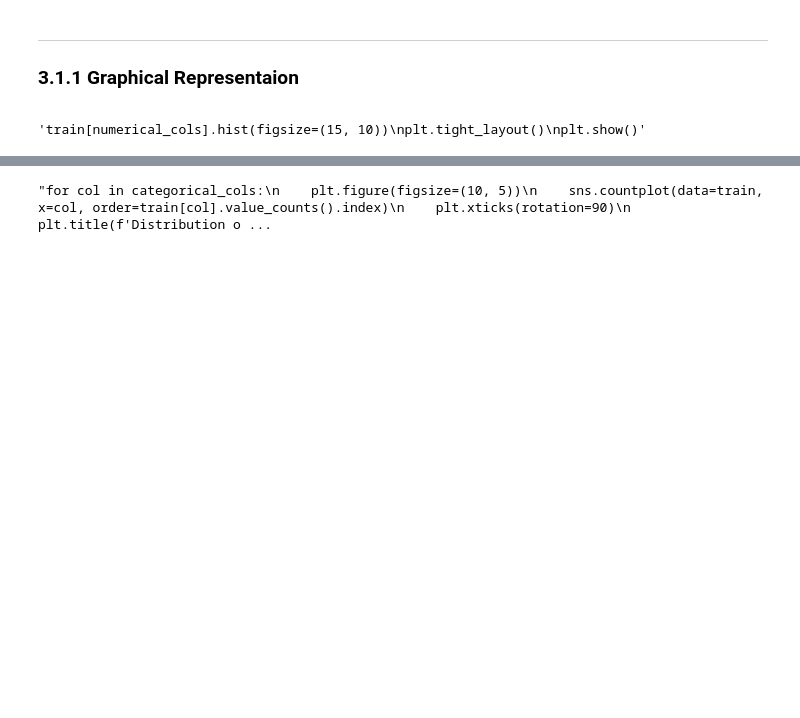
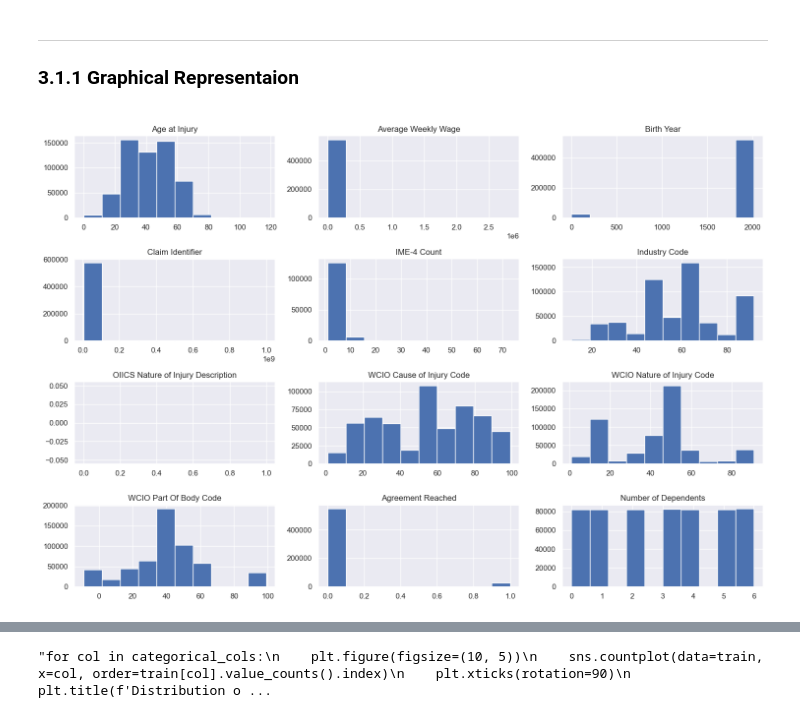
Before and after one commit to RLopes2327/Group17_ML2425, a Jupyter notebook: Homework_Group17_Final.ipynb, the cells around one changed output, grey strips where cells are left out. Saved outputs shown, nothing was run; the diff lists cells and outputs as text; code cells hidden in the pictures; blank space fills up the shorter version.

```diff
--- a/Homework_Group17_Final.ipynb
+++ b/Homework_Group17_Final.ipynb
@@ -324,11 +334,12 @@ Name: count, dtype: int64
 
 </a>
 # %%
-numeric_cols = train.select_dtypes(include=[np.number]).columns.tolist()
+numerical_cols = train.select_dtypes(include=[np.number]).columns.tolist()
+categorical_cols = train.select_dtypes(include=[object]).columns.tolist()
 # %%
-"""train[numerical_cols].hist(figsize=(15, 10))
+train[numerical_cols].hist(figsize=(15, 10))
 plt.tight_layout()
-plt.show()"""
+plt.show()
 # %% [output]
-'train[numerical_cols].hist(figsize=(15, 10))\nplt.tight_layout()\nplt.show()'
+[figure, added]
 # %%
```
Also changed, not shown: parts of 73 cells of this notebook, 2 other files.
